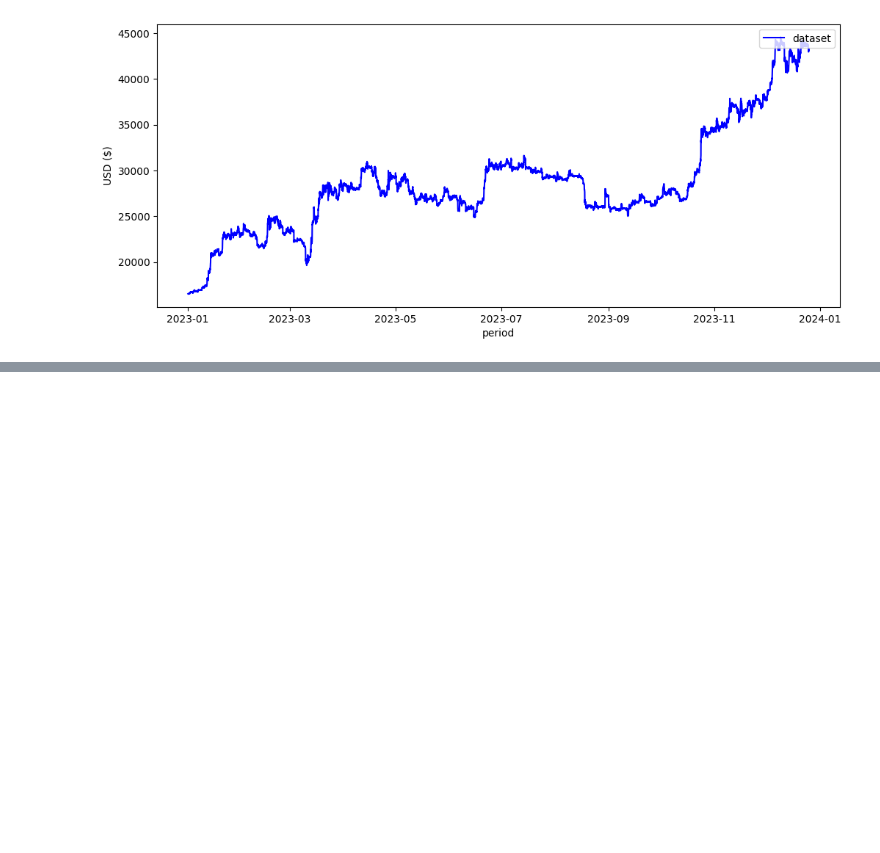
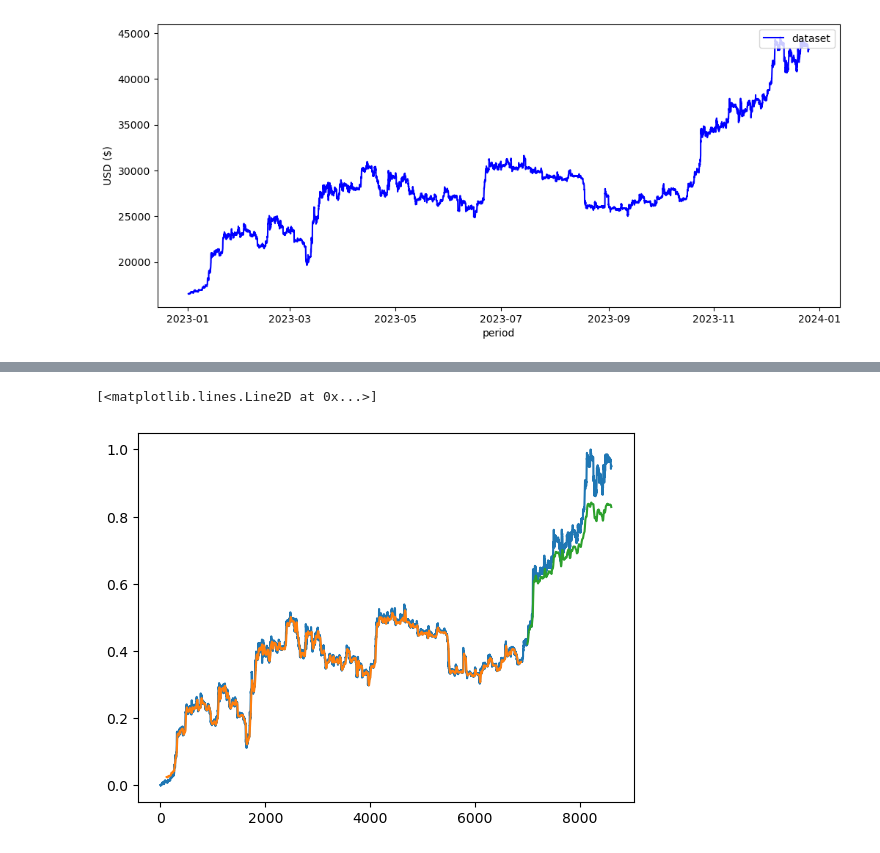
Before and after one commit to Rheyhan/Project-Random, a Jupyter notebook: 2RealTimeBTCforecasting/utils/CreateModel.ipynb, the cells around one changed output, grey strips where cells are left out. Drawn from its saved outputs; the diff is of its cells as text; code cells hidden in the pictures; blank space fills up the shorter version.

```diff
--- a/2RealTimeBTCforecasting/utils/CreateModel.ipynb
+++ b/2RealTimeBTCforecasting/utils/CreateModel.ipynb
@@ -176,0 +211,6 @@ ax.plot(test1.trainX.flatten())
+# %%
+trainPredict=test1.model.predict(test1.trainX, batch_size=batch_size)
+testPredict=test1.model.predict(test1.testX,  batch_size=batch_size)
+
+df=test1.scaled_data
+t=test1.t
@@ -176,0 +220,19 @@ ax.plot(test1.trainX.flatten())
+# %%
+# shift train predictions for plotting
+trainPredictPlot = np.empty_like(df)
+trainPredictPlot[:, :] = np.nan
+trainPredictPlot[t:len(trainPredict)+t, :] = trainPredict
+# %%
+# shift test predictions for plotting
+testPredictPlot = np.empty_like(df)
+testPredictPlot[:, :] = np.nan
+testPredictPlot=np.concatenate((testPredictPlot, testPredictPlot), axis=0)
+# %%
+testPredictPlot[len(trainPredict)+(t*2)+1:len(trainPredict)+(t*2)+1+len(testPredict), :] = testPredict
+# %%
+plt.plot(df)
+plt.plot(trainPredictPlot)
+plt.plot(testPredictPlot)
+# %% [output]
+[<matplotlib.lines.Line2D at 0x...>]
+[figure, added]
```
Also changed, not shown: parts of 7 cells of this notebook, 12 other files.
